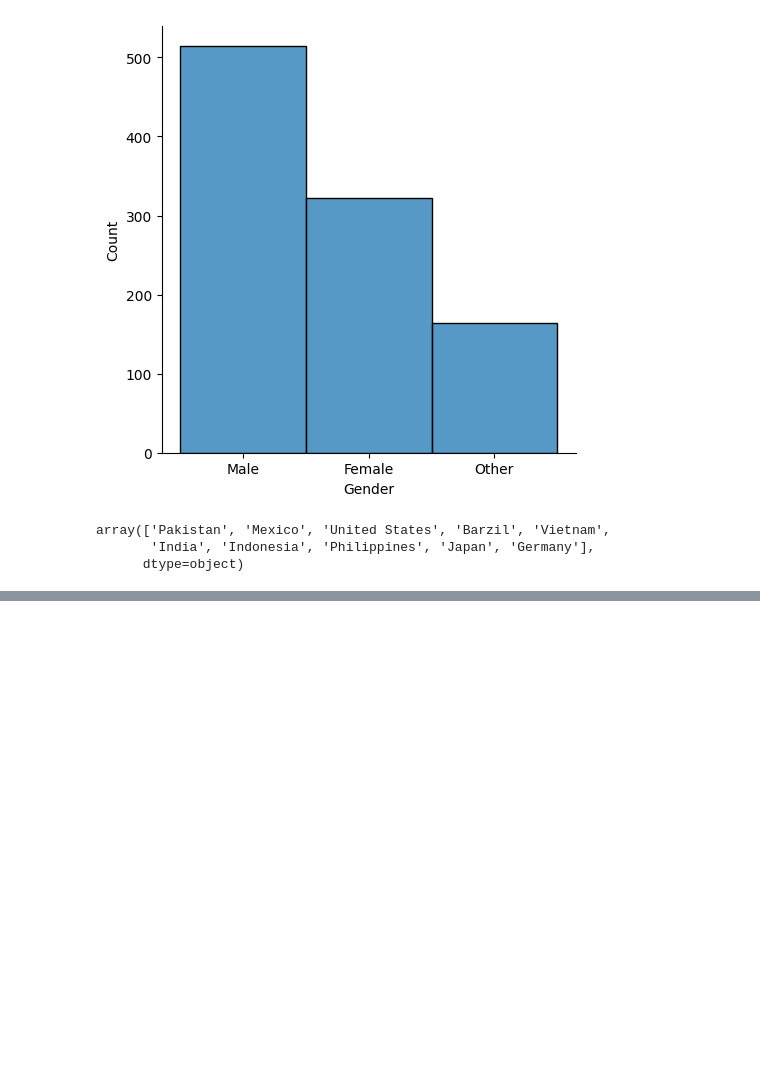
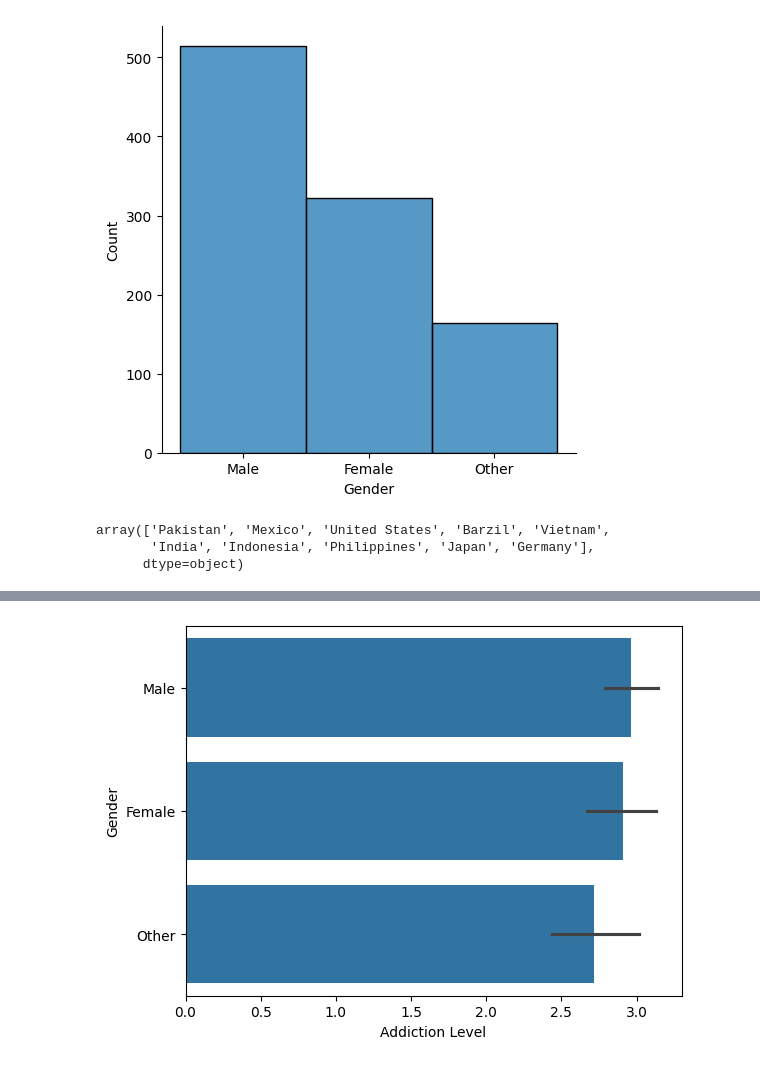
Before and after one commit to khelifaYacine/Menace-des-r-seaux-sociaux-, a Jupyter notebook: EDA_Temps_perdu_reseaux_sociaux.ipynb, the cells around one changed output, grey strips where cells are left out. Cells and saved outputs as stored; diff of their text form; code cells hidden in the pictures; blank space fills up the shorter version.

Commit message:
autre varibale et variable cible "addictionn laveel"

```diff
--- a/EDA_Temps_perdu_reseaux_sociaux.ipynb
+++ b/EDA_Temps_perdu_reseaux_sociaux.ipynb
@@ -101,0 +121,4 @@ array(['Pakistan', 'Mexico', 'United States', 'Barzil', 'Vietnam',
+# %%
+sns.barplot(data = df, x= "Addiction Level", y= "Gender");
+# %% [output]
+[figure, added]
```
Also changed, not shown: parts of 4 cells of this notebook.
